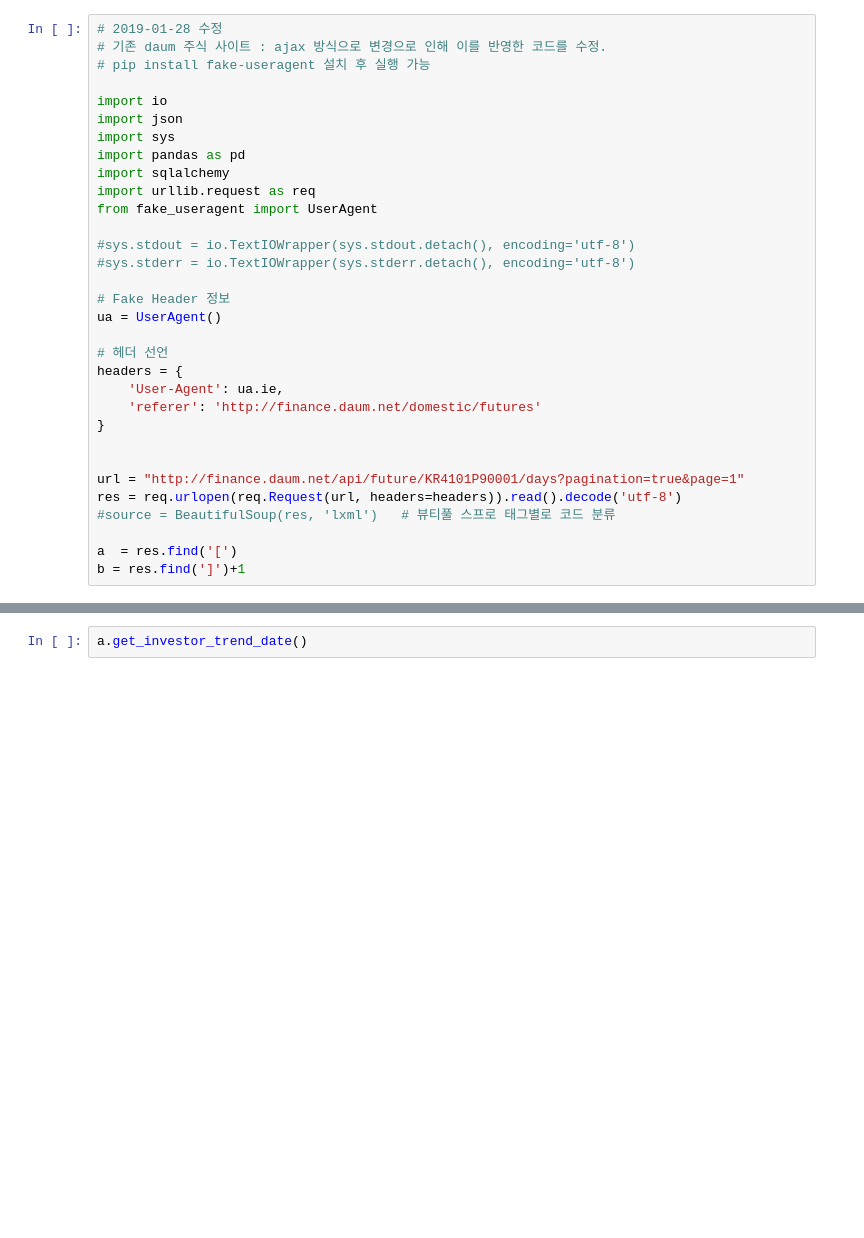
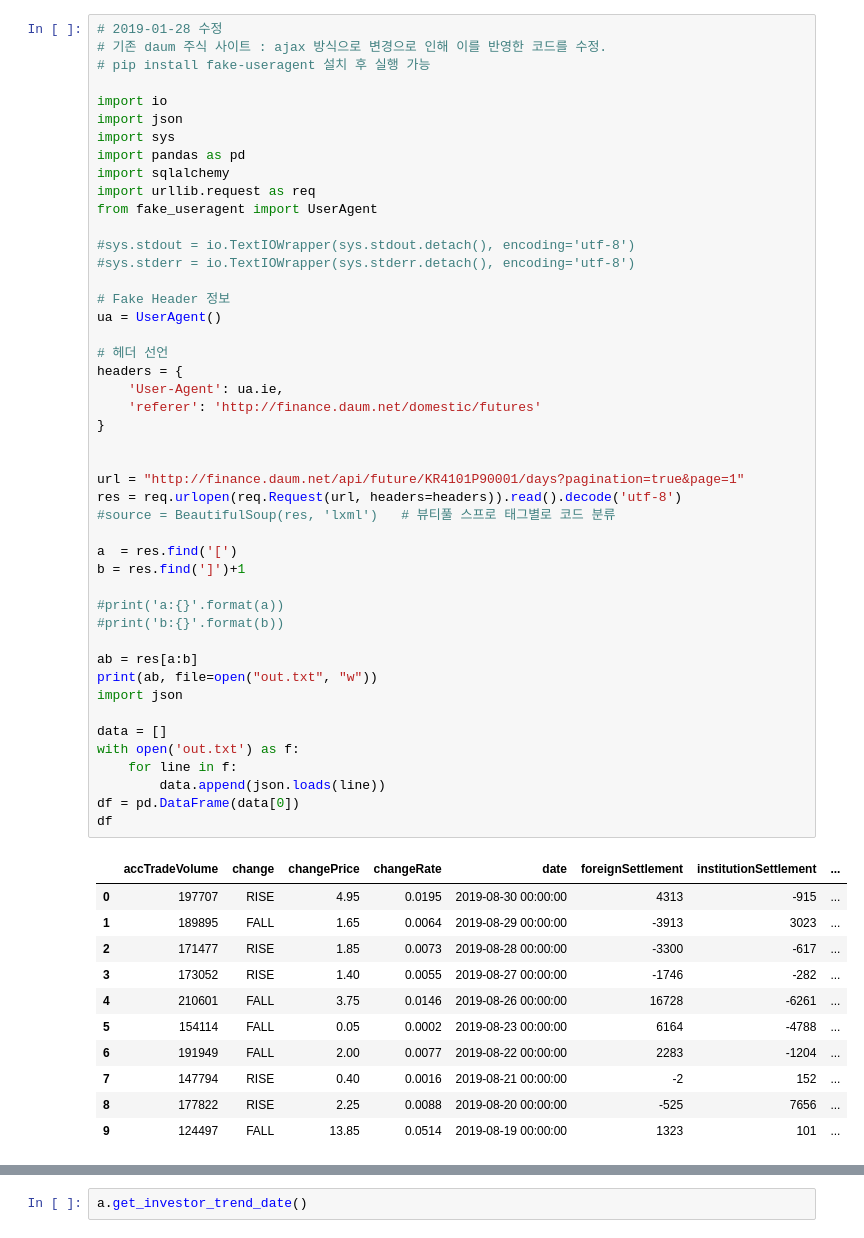
Before and after one commit to linux386/first_module, a Jupyter notebook: Untitled.ipynb, the cells around one changed output, grey strips where cells are left out. Drawn from its saved outputs; the diff is of its cells as text; blank space fills up the shorter version.

```diff
--- a/Untitled.ipynb
+++ b/Untitled.ipynb
@@ -3,30 +5,56 @@
 # 기존 daum 주식 사이트 : ajax 방식으로 변경으로 인해 이를 반영한 코드를 수정.
 # pip install fake-useragent 설치 후 실행 가능
 
 import io
 import json
 import sys
 import pandas as pd
 import sqlalchemy
 import urllib.request as req
 from fake_useragent import UserAgent
 
 #sys.stdout = io.TextIOWrapper(sys.stdout.detach(), encoding='utf-8')
 #sys.stderr = io.TextIOWrapper(sys.stderr.detach(), encoding='utf-8')
 
 # Fake Header 정보
 ua = UserAgent()
 
 # 헤더 선언
 headers = {
     'User-Agent': ua.ie,
     'referer': 'http://finance.daum.net/domestic/futures'
 }
 
 
 url = "http://finance.daum.net/api/future/KR4101P90001/days?pagination=true&page=1"
 res = req.urlopen(req.Request(url, headers=headers)).read().decode('utf-8')
 #source = BeautifulSoup(res, 'lxml')   # 뷰티풀 스프로 태그별로 코드 분류
 
 a  = res.find('[')
 b = res.find(']')+1
+
+#print('a:{}'.format(a))
+#print('b:{}'.format(b))
+
+ab = res[a:b]
+print(ab, file=open("out.txt", "w"))
+import json
+
+data = []
+with open('out.txt') as f:
+    for line in f:
+        data.append(json.loads(line))
+df = pd.DataFrame(data[0])
+df
+# %% [output]
+|  | accTradeVolume | change | changePrice | changeRate | date | foreignSettlement | institutionSettlement | ... |
+| 0 | 197707 | RISE | 4.95 | 0.0195 | 2019-08-30 00:00:00 | 4313 | -915 | ... |
+| 1 | 189895 | FALL | 1.65 | 0.0064 | 2019-08-29 00:00:00 | -3913 | 3023 | ... |
+| 2 | 171477 | RISE | 1.85 | 0.0073 | 2019-08-28 00:00:00 | -3300 | -617 | ... |
+| 3 | 173052 | RISE | 1.40 | 0.0055 | 2019-08-27 00:00:00 | -1746 | -282 | ... |
+| 4 | 210601 | FALL | 3.75 | 0.0146 | 2019-08-26 00:00:00 | 16728 | -6261 | ... |
+| 5 | 154114 | FALL | 0.05 | 0.0002 | 2019-08-23 00:00:00 | 6164 | -4788 | ... |
+| 6 | 191949 | FALL | 2.00 | 0.0077 | 2019-08-22 00:00:00 | 2283 | -1204 | ... |
+| 7 | 147794 | RISE | 0.40 | 0.0016 | 2019-08-21 00:00:00 | -2 | 152 | ... |
+| 8 | 177822 | RISE | 2.25 | 0.0088 | 2019-08-20 00:00:00 | -525 | 7656 | ... |
+| 9 | 124497 | FALL | 13.85 | 0.0514 | 2019-08-19 00:00:00 | 1323 | 101 | ... |
```
Also changed, not shown: parts of 54 cells of this notebook, 6 other files.
